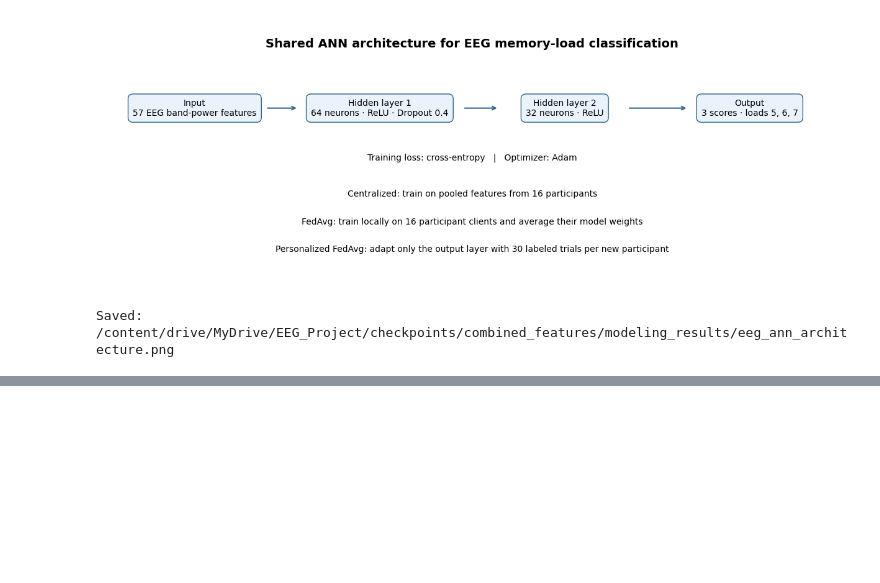
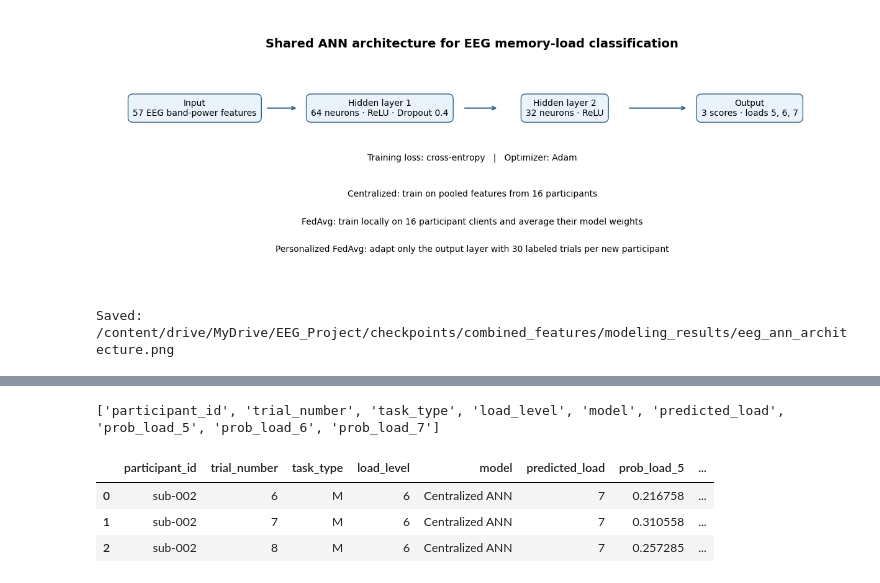
Before and after one commit to EmanAdil122/federated-eeg-working-memory, a Jupyter notebook: notebooks/EEG_Modeling.ipynb, the cells around one changed output, grey strips where cells are left out. Cells and saved outputs as stored; diff of their text form; code cells hidden in the pictures; blank space fills up the shorter version.

```diff
--- a/notebooks/EEG_Modeling.ipynb
+++ b/notebooks/EEG_Modeling.ipynb
@@ -1005,0 +1074,10 @@ files.download(str(zip_path))
+# %%
+predictions = pd.read_csv(results_dir / "final_test_predictions.csv")
+print(predictions.columns.tolist())
+display(predictions.head(3))
+# %% [output]
+['participant_id', 'trial_number', 'task_type', 'load_level', 'model', 'predicted_load', 'prob_load_5', 'prob_load_6', 'prob_load_7']
+|  | participant_id | trial_number | task_type | load_level | model | predicted_load | prob_load_5 | ... |
+| 0 | sub-002 | 6 | M | 6 | Centralized ANN | 7 | 0.216758 | ... |
+| 1 | sub-002 | 7 | M | 6 | Centralized ANN | 7 | 0.310558 | ... |
+| 2 | sub-002 | 8 | M | 6 | Centralized ANN | 7 | 0.257285 | ... |
```
Also changed, not shown: parts of 6 cells of this notebook.
